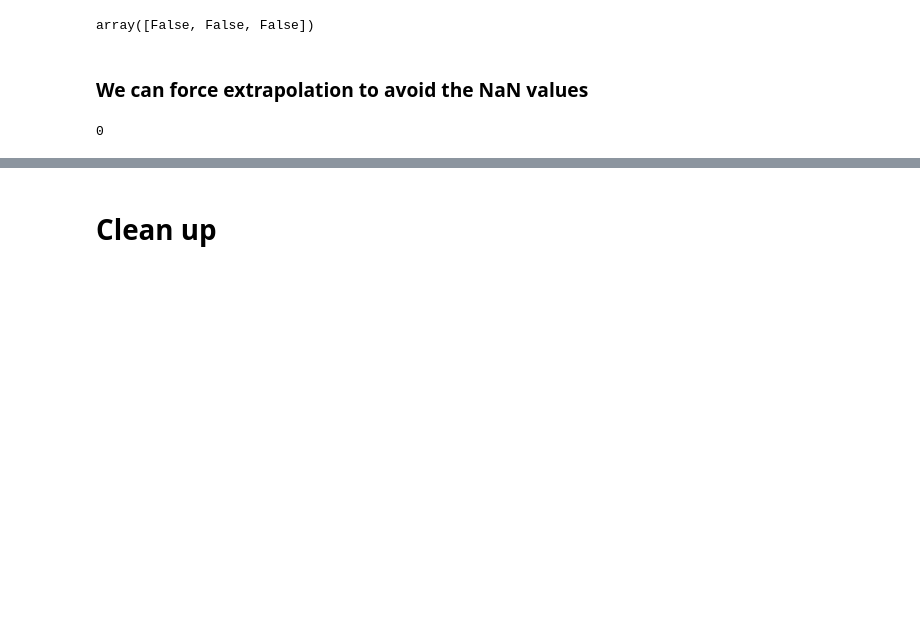
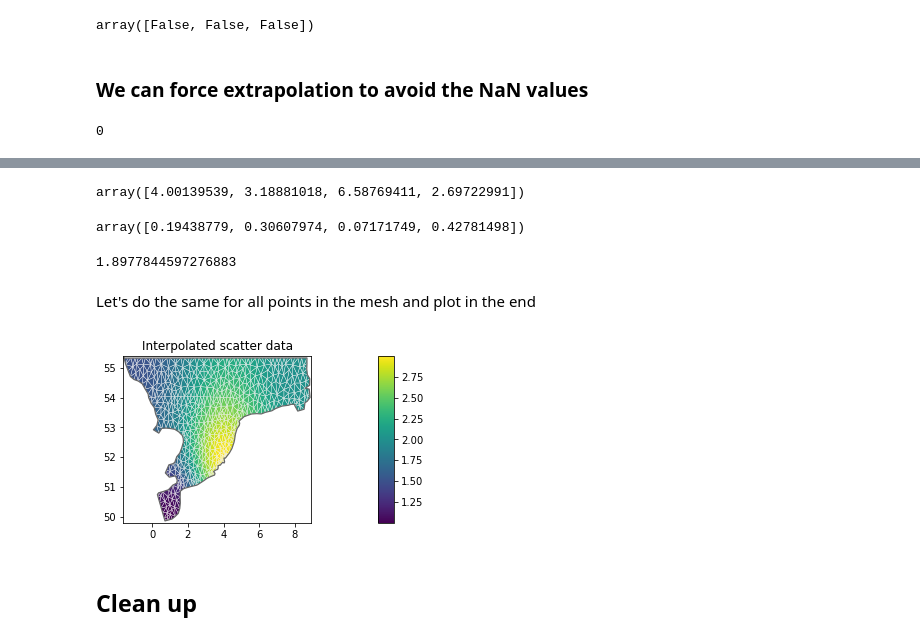
Before and after one commit to DHI/mikeio, a Jupyter notebook: notebooks/Dfsu - 2D interpolation.ipynb, the cells around one changed output, grey strips where cells are left out. Drawn from its saved outputs; the diff is of its cells as text; code cells hidden in the pictures; blank space fills up the shorter version.

```diff
--- a/notebooks/Dfsu - 2D interpolation.ipynb
+++ b/notebooks/Dfsu - 2D interpolation.ipynb
@@ -166,0 +195,26 @@ n_nan_elements
+# %%
+dist = dist_in_meters(scatter[:,:2], dfs.element_coordinates[0,:2])
+dist
+# %% [output]
+array([4.00139539, 3.18881018, 6.58769411, 2.69722991])
+# %%
+w = get_idw_interpolant(dist, p=2)
+w
+# %% [output]
+array([0.19438779, 0.30607974, 0.07171749, 0.42781498])
+# %%
+np.dot(scatter[:,2], w) # interpolated value in element 0
+# %% [output]
+1.8977844597276883
+# %% [markdown]
+Let's do the same for all points in the mesh and plot in the end
+# %%
+dati = np.zeros((1,dfs.n_elements))
+for j in range(dfs.n_elements):
+    dist = dist_in_meters(scatter[:,:2], dfs.element_coordinates[j,:2])
+    w = get_idw_interpolant(dist, p=2)
+    dati[0,j] = np.dot(scatter[:,2], w)
+# %%
+dfs.plot(dati, title="Interpolated scatter data");
+# %% [output]
+[figure, added]
@@ -167,5 +223,5 @@ n_nan_elements
 # %% [markdown]
-# Clean up
+## Clean up
 # %%
 import os
 
```
Also changed, not shown: parts of 10 cells of this notebook.
